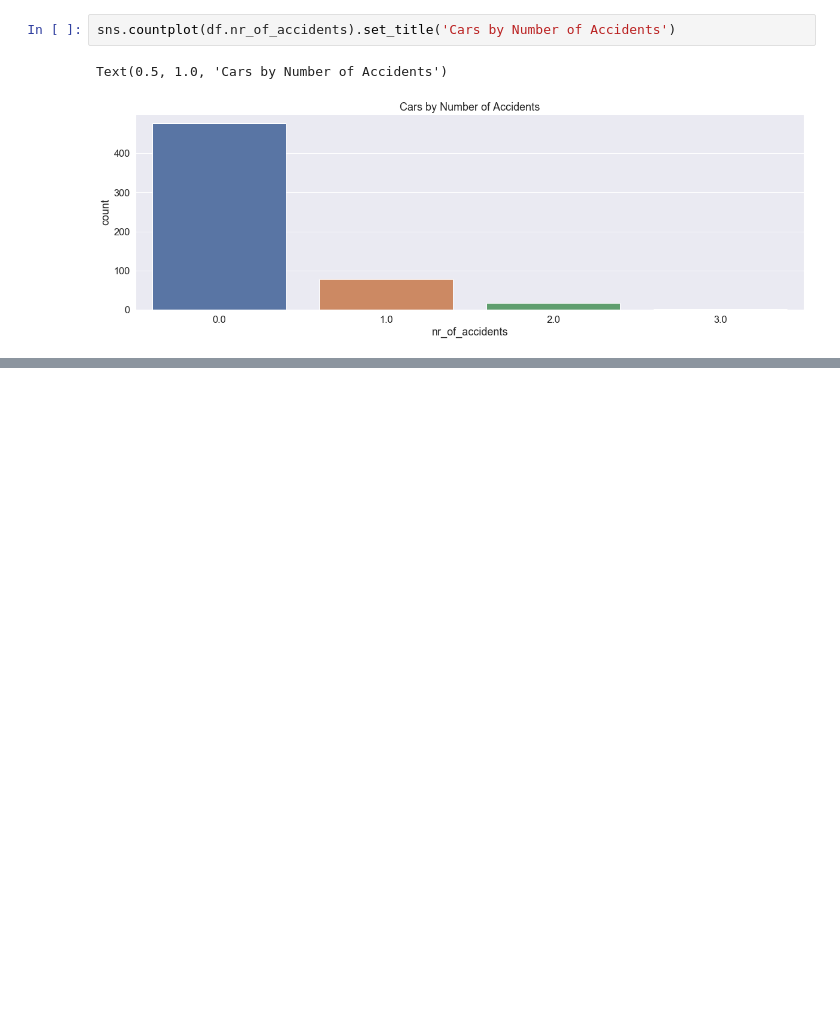
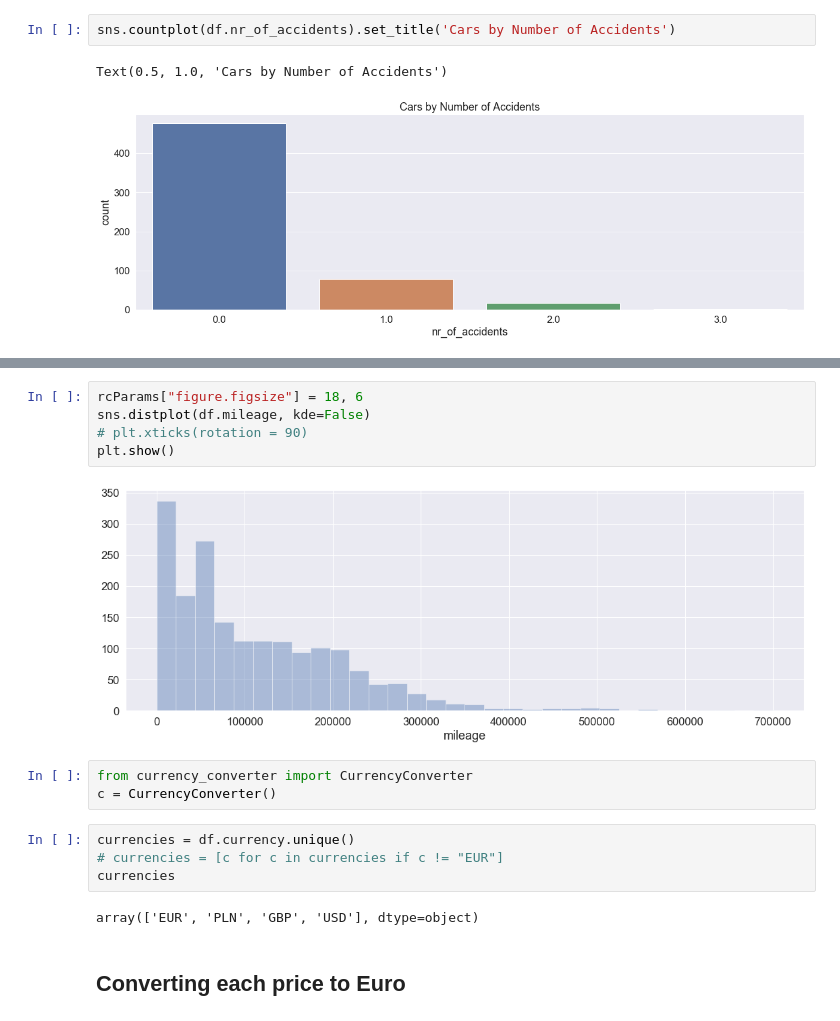
Before and after one commit to tableClothed/cars-price-comparision, a Jupyter notebook: analyze_data.ipynb, the cells around one changed output, grey strips where cells are left out. Drawn from its saved outputs; the diff is of its cells as text; blank space fills up the shorter version.

```diff
--- a/analyze_data.ipynb
+++ b/analyze_data.ipynb
@@ -56,0 +88,18 @@ Text(0.5, 1.0, 'Cars by Number of Accidents')
+# %%
+rcParams["figure.figsize"] = 18, 6
+sns.distplot(df.mileage, kde=False)
+# plt.xticks(rotation = 90)
+plt.show()
+# %% [output]
+[figure, added]
+# %%
+from currency_converter import CurrencyConverter
+c = CurrencyConverter()
+# %%
+currencies = df.currency.unique()
+# currencies = [c for c in currencies if c != "EUR"]
+currencies
+# %% [output]
+array(['EUR', 'PLN', 'GBP', 'USD'], dtype=object)
+# %% [markdown]
+## Converting each price to Euro
```
Also changed, not shown: parts of 15 cells of this notebook, 2 other files.
